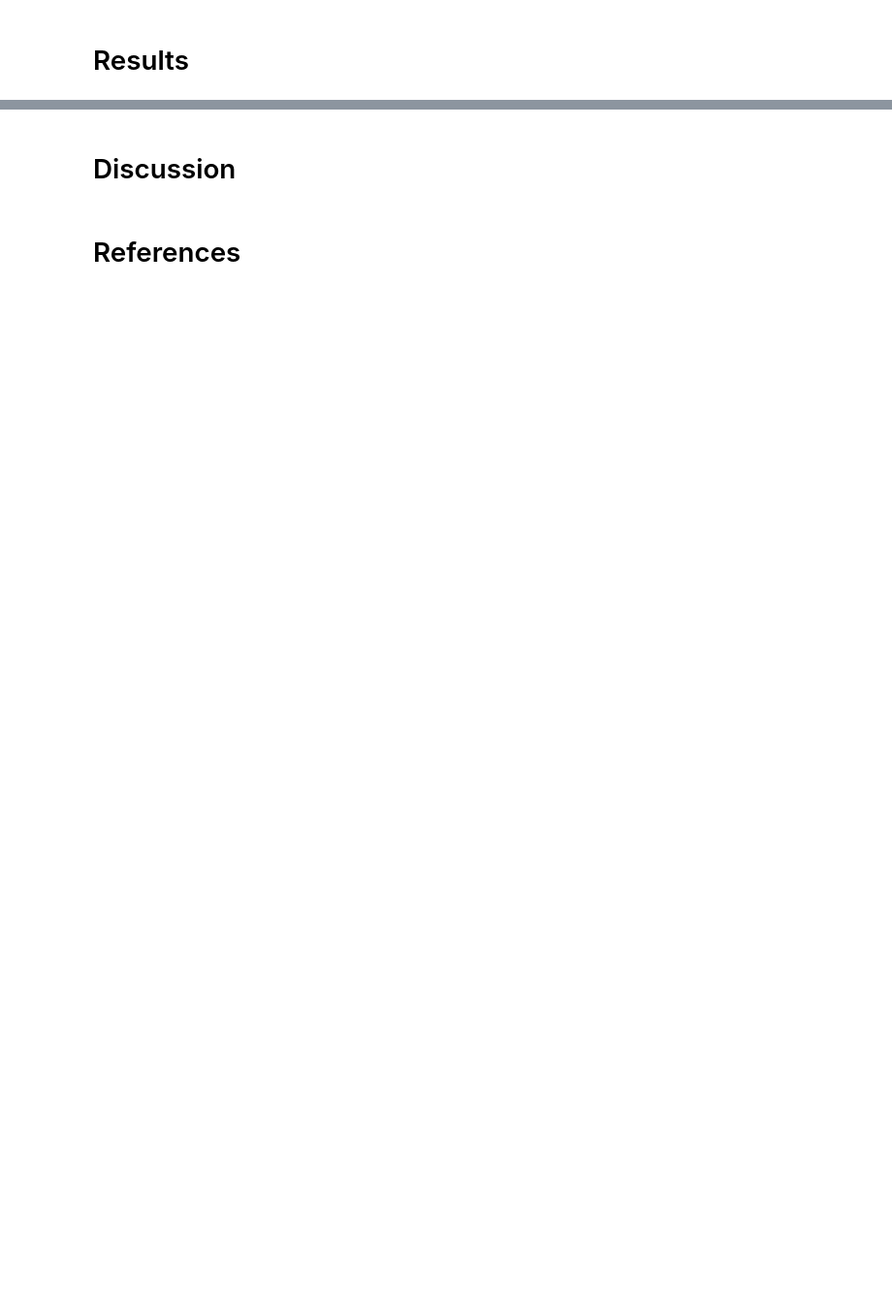
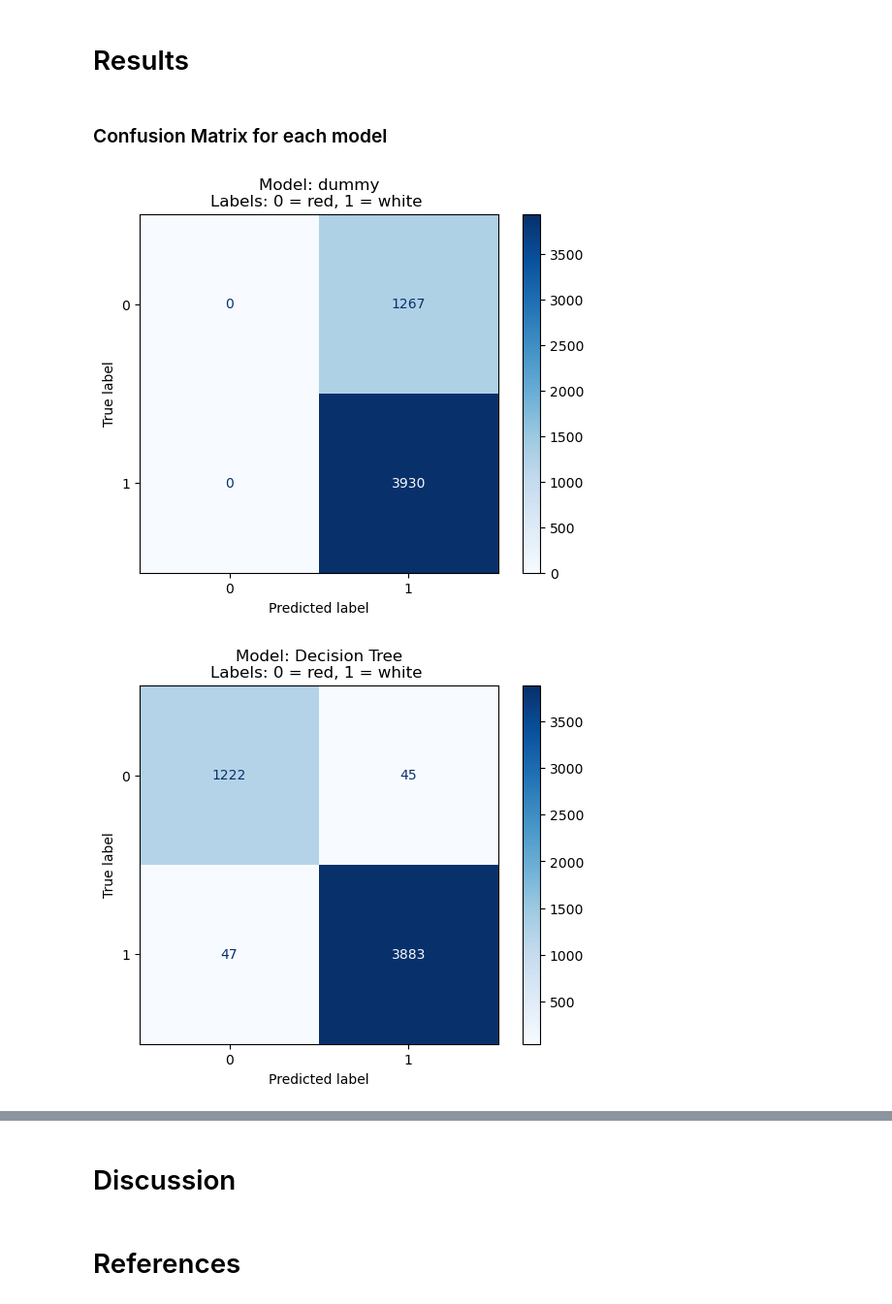
Before and after one commit to PAT0216/wine-classification, a Jupyter notebook: wine_classifier.ipynb, the cells around one changed output, grey strips where cells are left out. Shown at 97% size. Cells and saved outputs as stored; diff of their text form; code cells hidden in the pictures; blank space fills up the shorter version.

Commit message:
Fit models, display confusion matrix for each model

```diff
--- a/wine_classifier.ipynb
+++ b/wine_classifier.ipynb
@@ -63,0 +87,29 @@ df_merge
+# %%
+def mean_std_cross_val_scores(model, X_train, y_train, **kwargs):
+    """
+    Returns mean and std of cross validation
+
+    Parameters
+    ----------
+    model :
+        scikit-learn model
+    X_train : numpy array or pandas DataFrame
+        X in the training data
+    y_train :
+        y in the training data
+
+    Returns
+    ----------
+        pandas Series with mean scores from cross_validation
+    """
+
+    scores = cross_validate(model, X_train, y_train, **kwargs)
+
+    mean_scores = pd.DataFrame(scores).mean()
+    std_scores = pd.DataFrame(scores).std()
+    out_col = []
+
+    for i in range(len(mean_scores)):
+        out_col.append((f"%0.4f (+/- %0.4f)" % (mean_scores.iloc[i], std_scores.iloc[i])))
+
+    return pd.Series(data=out_col, index=mean_scores.index)
@@ -63,0 +118,11 @@ df_merge
+# %%
+results_dict = {}
+
+for model_name, model in models.items():
+    pipe = make_pipeline(preprocessor, model)
+    results_dict[model_name] = mean_std_cross_val_scores(
+        pipe, X_train, y_train, cv = 5, return_train_score = True
+    )
+
+results_df = pd.DataFrame(results_dict).T
+results_df
@@ -64,2 +136,12 @@ df_merge
 # %% [markdown]
 # Results
+# %% [markdown]
+### Confusion Matrix for each model
+# %%
+for model_name, model in models.items():
+    pipe = make_pipeline(preprocessor, model)
+    ConfusionMatrixDisplay(confusion_matrix(y_train, cross_val_predict(pipe, X_train, y_train))).plot(cmap='Blues')
+    plt.title("Model: {}\nLabels: 0 = red, 1 = white ".format(model_name))
+# %% [output]
+[figure, added]
+[figure, added]
```
Also changed, not shown: parts of 9 cells of this notebook.
